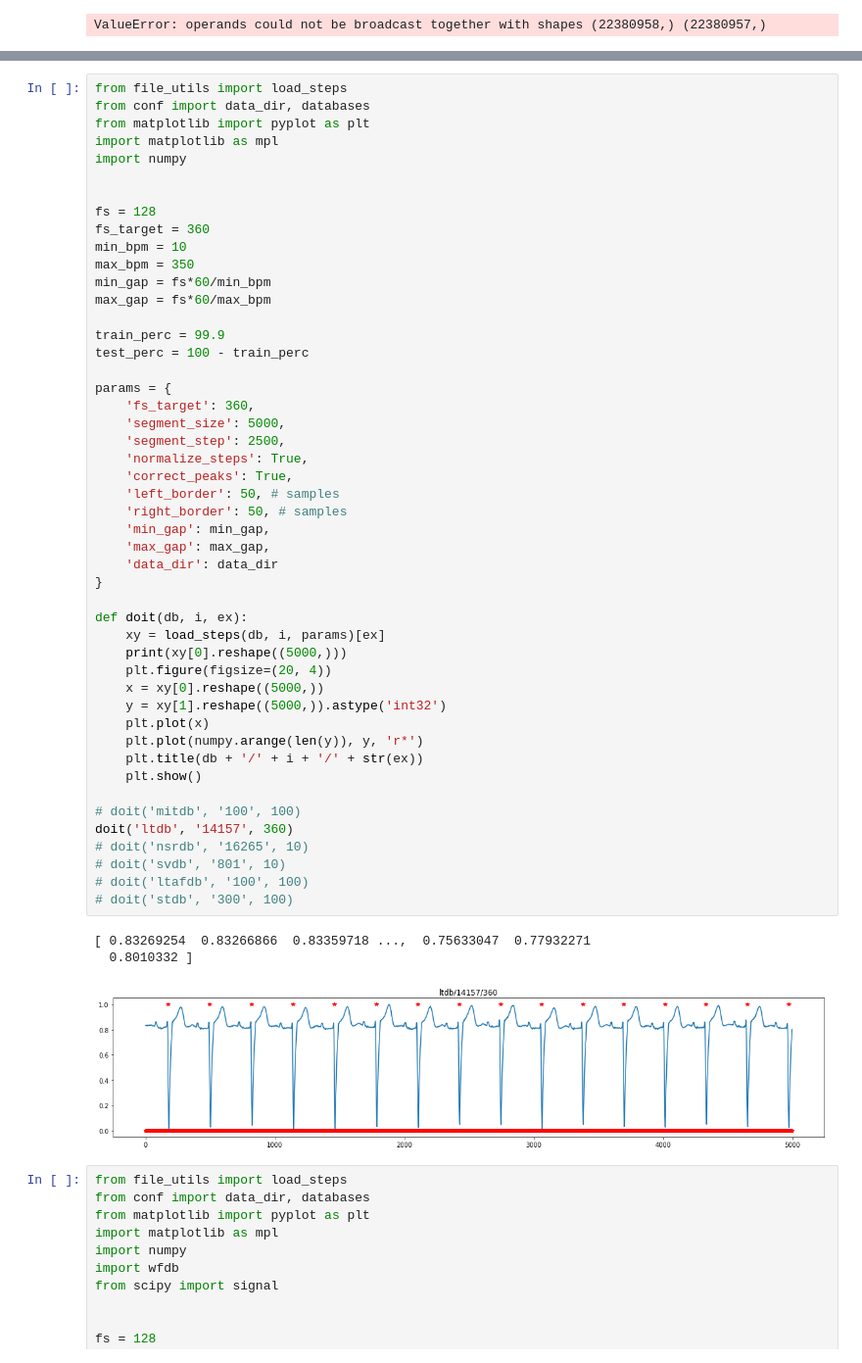
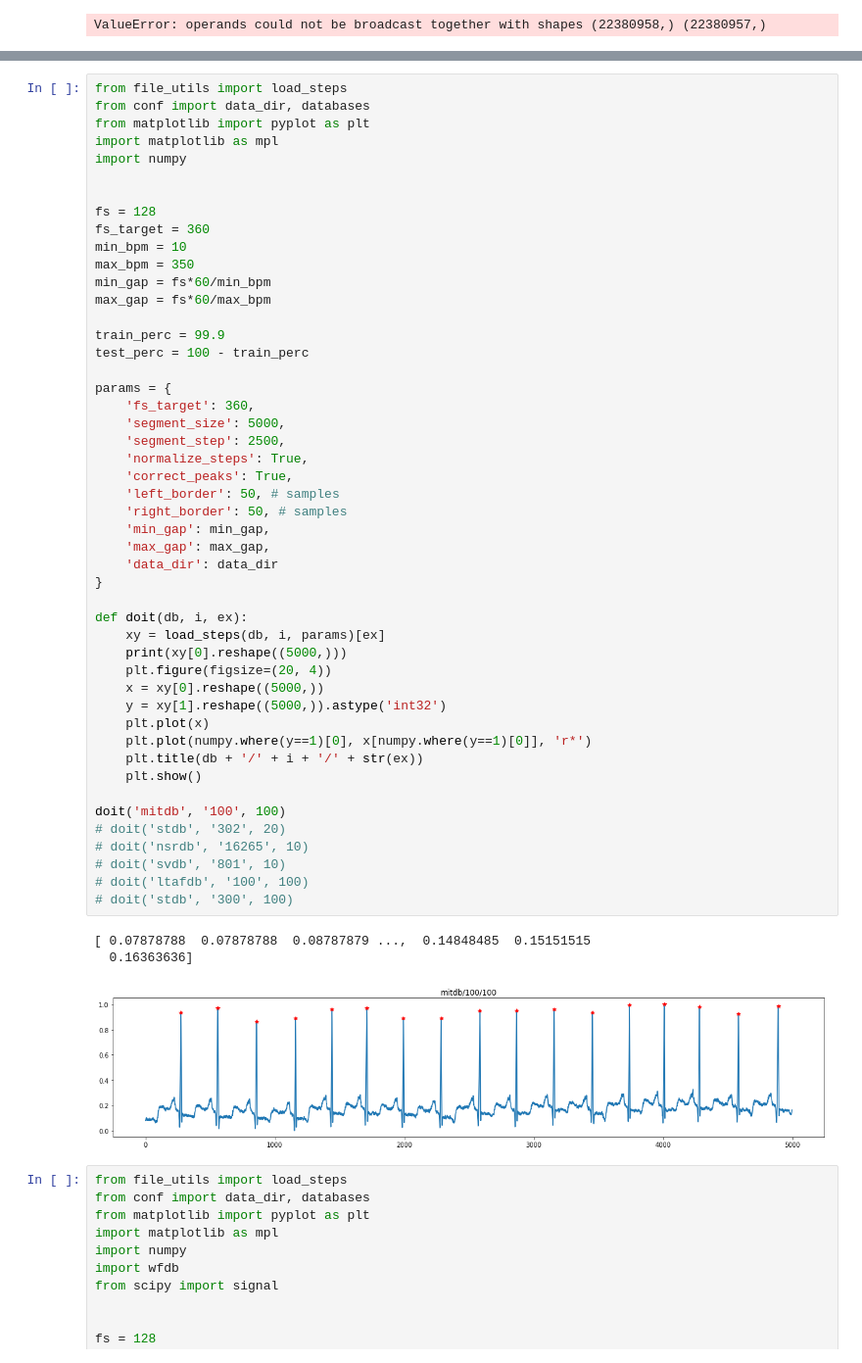
Before and after one commit to Dubrzr/mimic, a Jupyter notebook: Untitled.ipynb, the cells around one changed output, grey strips where cells are left out. Shown at 98% size. Drawn from its saved outputs; the diff is of its cells as text.

```diff
--- a/Untitled.ipynb
+++ b/Untitled.ipynb
@@ -112,39 +112,39 @@ train_perc = 99.9
 test_perc = 100 - train_perc
 
 params = {
     'fs_target': 360,
     'segment_size': 5000,
     'segment_step': 2500,
     'normalize_steps': True,
     'correct_peaks': True,
     'left_border': 50, # samples
     'right_border': 50, # samples
     'min_gap': min_gap,
     'max_gap': max_gap,
     'data_dir': data_dir
 }
 
 def doit(db, i, ex):
     xy = load_steps(db, i, params)[ex]
     print(xy[0].reshape((5000,)))
     plt.figure(figsize=(20, 4))
     x = xy[0].reshape((5000,))
     y = xy[1].reshape((5000,)).astype('int32')
     plt.plot(x)
-    plt.plot(numpy.arange(len(y)), y, 'r*')
+    plt.plot(numpy.where(y==1)[0], x[numpy.where(y==1)[0]], 'r*')
     plt.title(db + '/' + i + '/' + str(ex))
     plt.show()
 
-# doit('mitdb', '100', 100)
-doit('ltdb', '14157', 360)
+doit('mitdb', '100', 100)
+# doit('stdb', '302', 20)
 # doit('nsrdb', '16265', 10)
 # doit('svdb', '801', 10)
 # doit('ltafdb', '100', 100)
 # doit('stdb', '300', 100)
 # %% [output]
-[ 0.83269254  0.83266866  0.83359718 ...,  0.75633047  0.77932271
-  0.8010332 ]
+[ 0.07878788  0.07878788  0.08787879 ...,  0.14848485  0.15151515
+  0.16363636]
-[figure, old version]
+[figure, new version]
 # %%
 from file_utils import load_steps
 from conf import data_dir, databases
```
Also changed, not shown: parts of 5 cells of this notebook, 15 other files.
